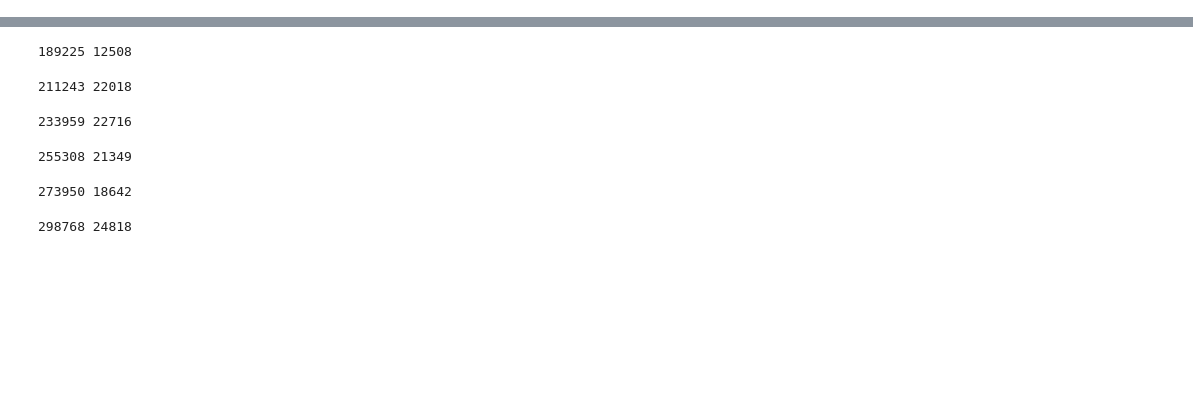
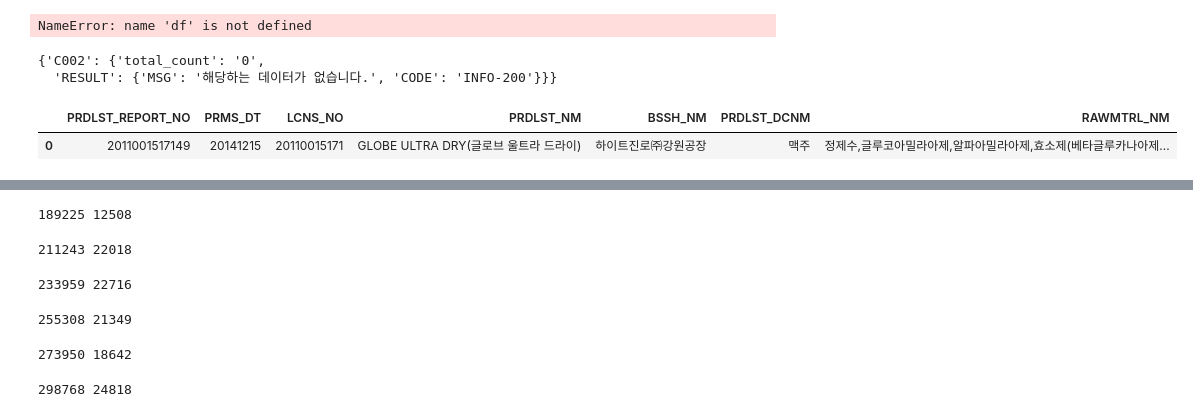
Before and after one commit to dilicat0813/2023allergy, a Jupyter notebook: 01.request/1-2.request_식품안전.ipynb, the cells around one changed output, grey strips where cells are left out. Cells and saved outputs as stored; diff of their text form; code cells hidden in the pictures; blank space fills up the shorter version.

```diff
--- a/01.request/1-2.request_식품안전.ipynb
+++ b/01.request/1-2.request_식품안전.ipynb
@@ -6,0 +29,22 @@ import json
+# %%
+url = 'https://openapi.foodsafetykorea.go.kr/api/32cb3ef9d10d40e3ad9d/C002/json/1/2' #미친 몇개있는거야? - 천만개는 아니네 ㅋㅋㅋ
+response = urlopen(url)
+json_api = response.read().decode("utf-8")
+json_file = json.loads(json_api)
+data_list = json_file['C002']['row']
+df = df.append(json_normalize(data_list), ignore_index=True)
+df
+# %% [output]
+NameError: name 'df' is not defined
+# %%
+json_file
+# %% [output]
+{'C002': {'total_count': '0',
+  'RESULT': {'MSG': '해당하는 데이터가 없습니다.', 'CODE': 'INFO-200'}}}
+# %%
+data_list = json_file['C002']['row']
+df = df.append(json_normalize(data_list), ignore_index=True)
+df
+# %% [output]
+|  | PRDLST_REPORT_NO | PRMS_DT | LCNS_NO | PRDLST_NM | BSSH_NM | PRDLST_DCNM | RAWMTRL_NM |
+| 0 | 2011001517149 | 20141215 | 20110015171 | GLOBE ULTRA DRY(글로브 울트라 드라이) | 하이트진로㈜강원공장 | 맥주 | 정제수,글루코아밀라아제,알파아밀라아제,효소제(베타글루카나아제... |
```
Also changed, not shown: parts of 5 cells of this notebook.
